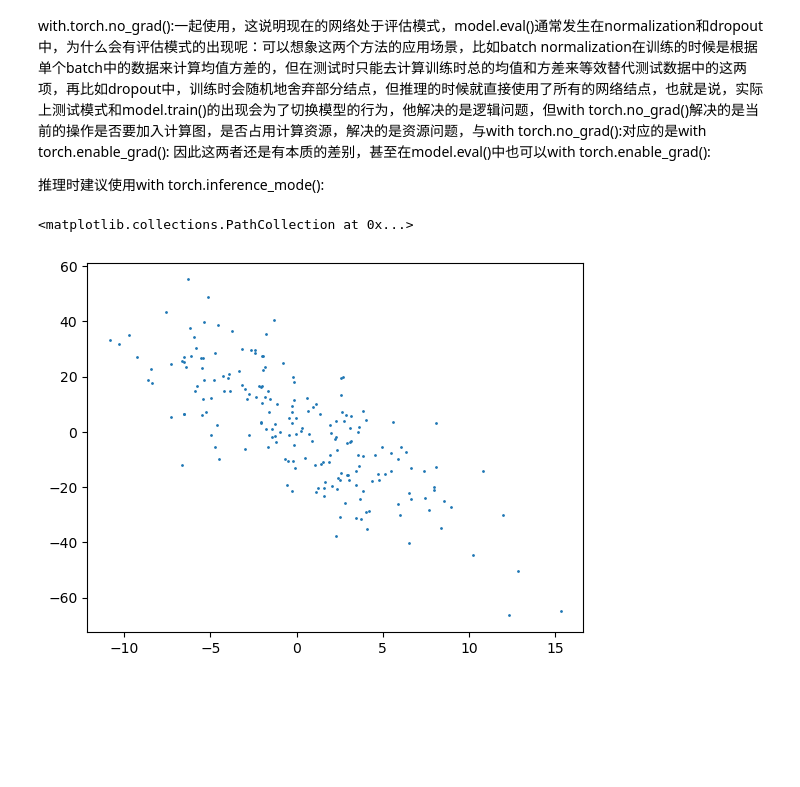
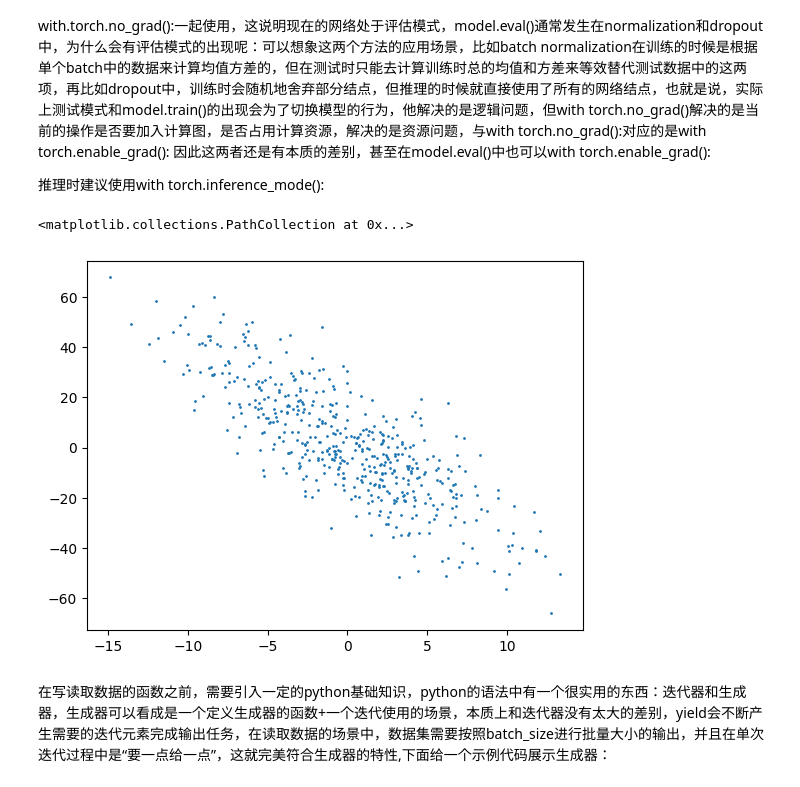
Before and after one commit to wanna-bornb-disciplinant/d2l_pytorch, a Jupyter notebook: chapter3_linear_network.ipynb, the cells around one changed output. Drawn from its saved outputs; the diff is of its cells as text; code cells hidden in the pictures; blank space fills up the shorter version.

```diff
--- a/chapter3_linear_network.ipynb
+++ b/chapter3_linear_network.ipynb
@@ -81,17 +81,19 @@ model.eval()通常会和with.torch.no_grad():一起使用，这说明现在的
 # %%
 def synthtic_data(weight,bias,data_len):
     x = torch.normal(0,5,(data_len,len(weight)))
     y = torch.mv(x,weight) + bias
     y += torch.normal(0,1,(y.shape))
     return x,y.reshape(-1,1)
 
 w = torch.tensor([2.5,-3.4])
 b = torch.tensor(1)
-data_len = 200
+data_len = 500
 
 feature,label = synthtic_data(w,b,data_len)
 
 plt.scatter(feature[:,1],label,s=1)
 # %% [output]
 <matplotlib.collections.PathCollection at 0x...>
-[figure, old version]
+[figure, new version]
+# %% [markdown]
+在写读取数据的函数之前，需要引入一定的python基础知识，python的语法中有一个很实用的东西：迭代器和生成器，生成器可以看成是一个定义生成器的函数+一个迭代使用的场景，本质上和迭代器没有太大的差别，yield会不断产生需要的迭代元素完成输出任务，在读取数据的场景中，数据集需要按照batch_size进行批量大小的输出，并且在单次迭代过程中是“要一点给一点”，这就完美符合生成器的特性,下面给一个示例代码展示生成器：
```
Also changed, not shown: parts of 6 cells of this notebook.
